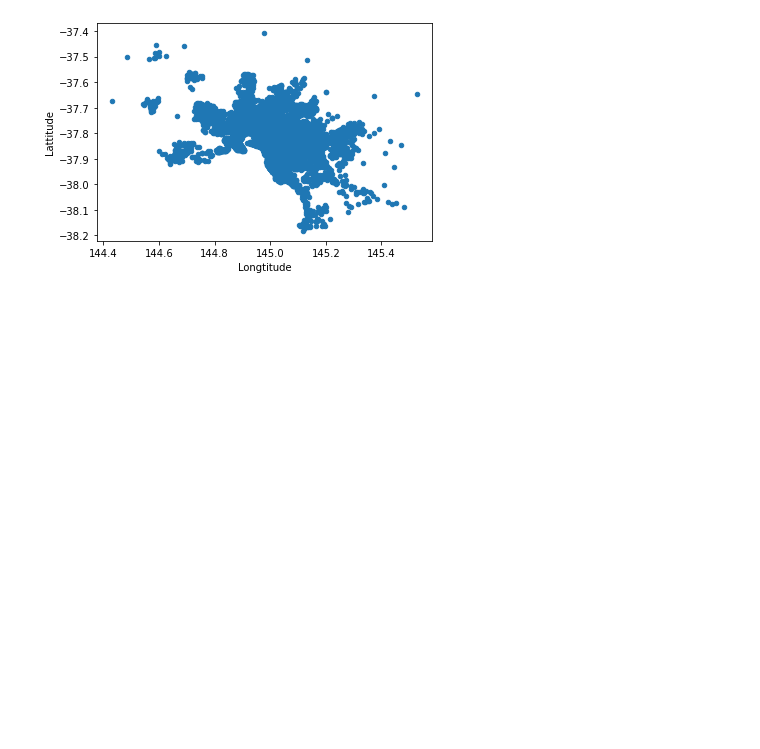
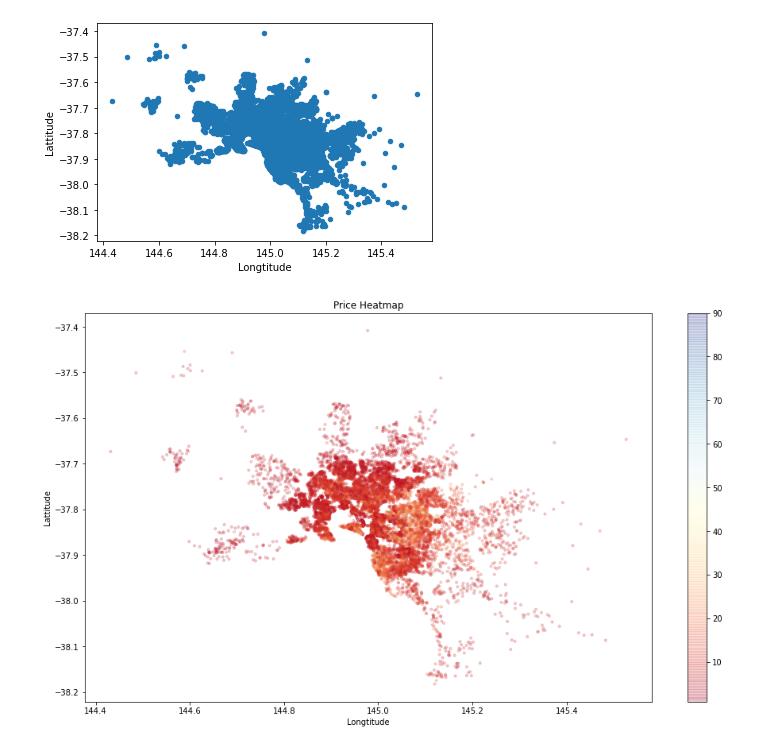
Before and after one commit to sheldyso/Data-Visualisation-Report, a Jupyter notebook: Data Visualisation Report.ipynb, the cells around one changed output. Cells and saved outputs as stored; diff of their text form; code cells hidden in the pictures; blank space fills up the shorter version.

```diff
--- a/Data Visualisation Report.ipynb
+++ b/Data Visualisation Report.ipynb
@@ -53,0 +56,12 @@ data.plot(x = "Longtitude", y = "Lattitude", kind = "scatter")
+# %%
+cm = plt.cm.get_cmap('RdYlBu')
+fig = plt.figure(figsize=(16, 9))
+#plt.figure(figsize= (14,7))
+plt.scatter(x = data['Longtitude'], y= data['Lattitude'], alpha= 0.2, c = data['Price']/100000, s = 10, cmap=cm)
+plt.xlabel('Longtitude')
+plt.ylabel('Lattitude')
+plt.title('Price Heatmap')
+plt.colorbar()
+plt.show()
+# %% [output]
+[figure, added]
```
Also changed, not shown: parts of 2 cells of this notebook.
